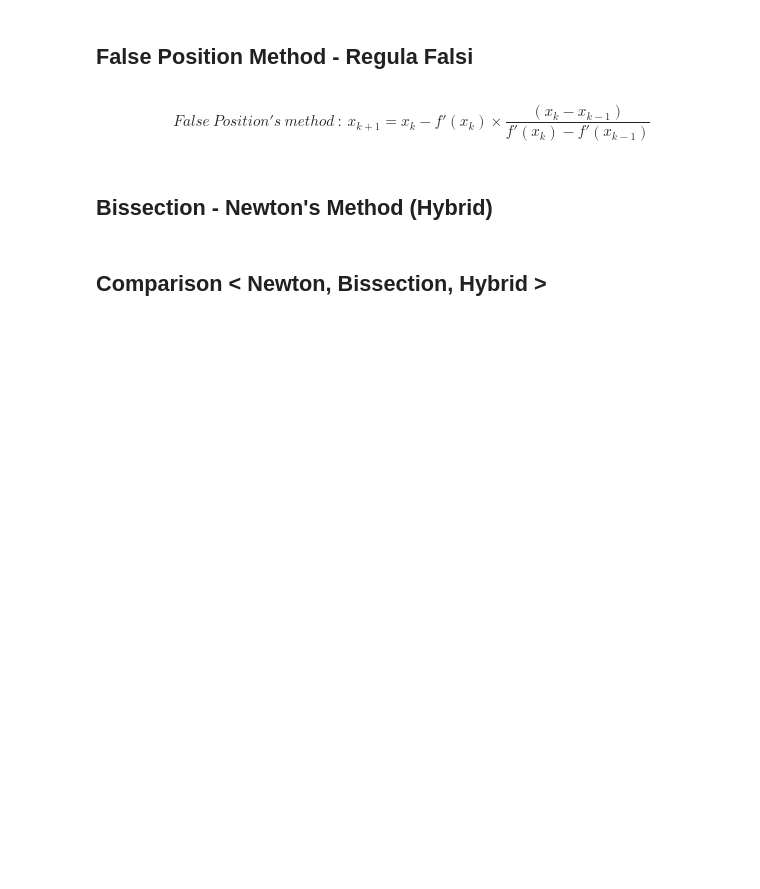
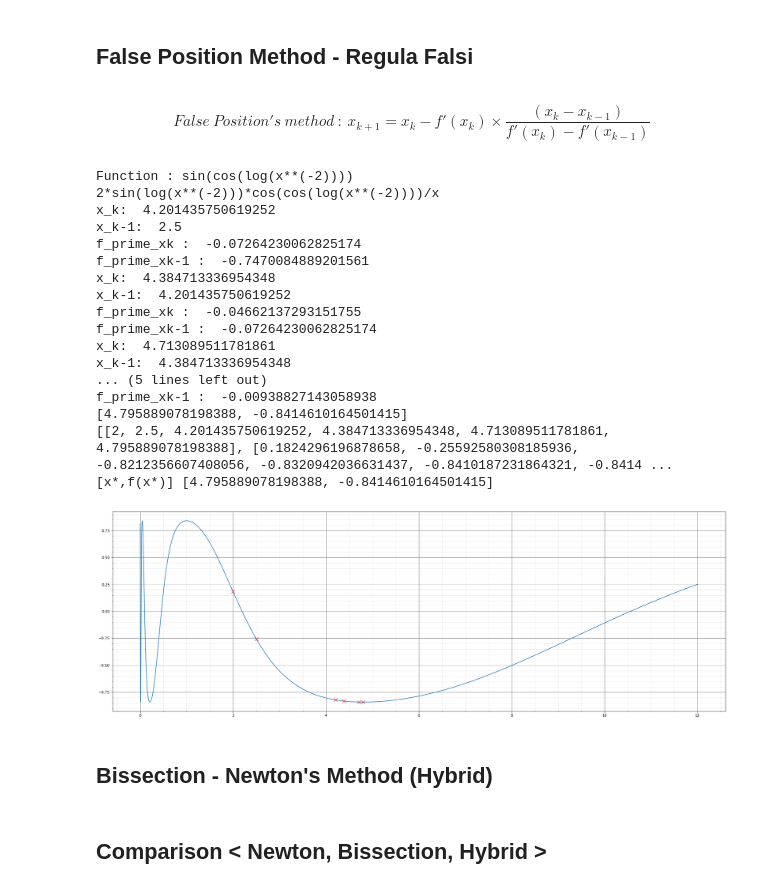
Before and after one commit to Taylor-X01/Optimization-Algorithm, a Jupyter notebook: Line_search.ipynb, the cells around one changed output. Saved outputs shown, nothing was run; the diff lists cells and outputs as text; code cells hidden in the pictures; blank space fills up the shorter version.

```diff
--- a/Line_search.ipynb
+++ b/Line_search.ipynb
@@ -186,10 +238,14 @@ def regula_falsi(fct,x0,x1,err=0.005):
   f_prime_xk = f_prime(x_k)
   f_prime_xk_1 = f_prime(x_k_1)
 
+  res = [[x_k_1,x_k],[f(x_k_1),f(x_k)]]
   while (abs(x_k - x_k_1) > err) and (abs(f_prime_xk) > err):
     x_k1 = x_k-(f_prime_xk * (x_k - x_k_1)/ (f_prime_xk-f_prime_xk_1)  )
     x_k_1 = x_k
     x_k = x_k1
+
+    res[0].append(x_k)
+    res[1].append(f(x_k))
     print("x_k: ",x_k)
     print("x_k-1: ",x_k_1)
     f_prime_xk = f_prime(x_k)
@@ -197,11 +253,37 @@ def regula_falsi(fct,x0,x1,err=0.005):
     print("f_prime_xk : ",f_prime_xk)
     print("f_prime_xk-1 : ",f_prime_xk_1)
 
-
   if abs(f_prime_xk) < err:
-    print([x_k,f(x_k)])
-    return [x_k,f(x_k)]
+    print([res[0][-1],res[1][-1]])
+    return res
   print("ERREUR DE CALCUL")
+# %%
+# f2 = 1/(sin(-x**2)+1)
+f2 = sin(cos(log(1/x**2)))
+
+results_falsi = regula_falsi(f2,2,2.5)
+print(results_falsi)
+print("[x*,f(x*)]",[results_falsi[0][-1],results_falsi[1][-1]])
+plot(f2,0,12,results_falsi[0],results_falsi[1])
+# %% [output]
+Function : sin(cos(log(x**(-2))))
+2*sin(log(x**(-2)))*cos(cos(log(x**(-2))))/x
+x_k:  4.201435750619252
+x_k-1:  2.5
+f_prime_xk :  -0.07264230062825174
+f_prime_xk-1 :  -0.7470084889201561
+x_k:  4.384713336954348
+x_k-1:  4.201435750619252
+f_prime_xk :  -0.04662137293151755
+f_prime_xk-1 :  -0.07264230062825174
+x_k:  4.713089511781861
+x_k-1:  4.384713336954348
+... (5 lines left out)
+f_prime_xk-1 :  -0.00938827143058938
+[4.795889078198388, -0.8414610164501415]
+[[2, 2.5, 4.201435750619252, 4.384713336954348, 4.713089511781861, 4.795889078198388], [0.1824296196878658, -0.25592580308185936, -0.8212356607408056, -0.8320942036631437, -0.8410187231864321, -0.8414 ...
+[x*,f(x*)] [4.795889078198388, -0.8414610164501415]
+[figure, added]
 # %% [markdown]
 ## Bissection - Newton's Method (Hybrid)
 # %%
```
Also changed, not shown: parts of 7 cells of this notebook.
